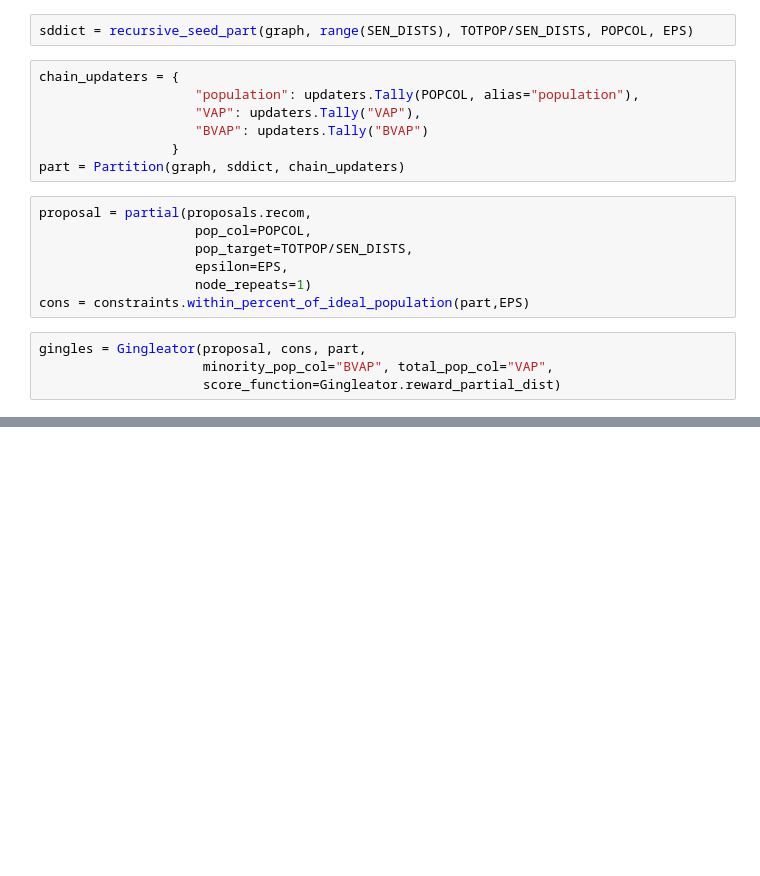
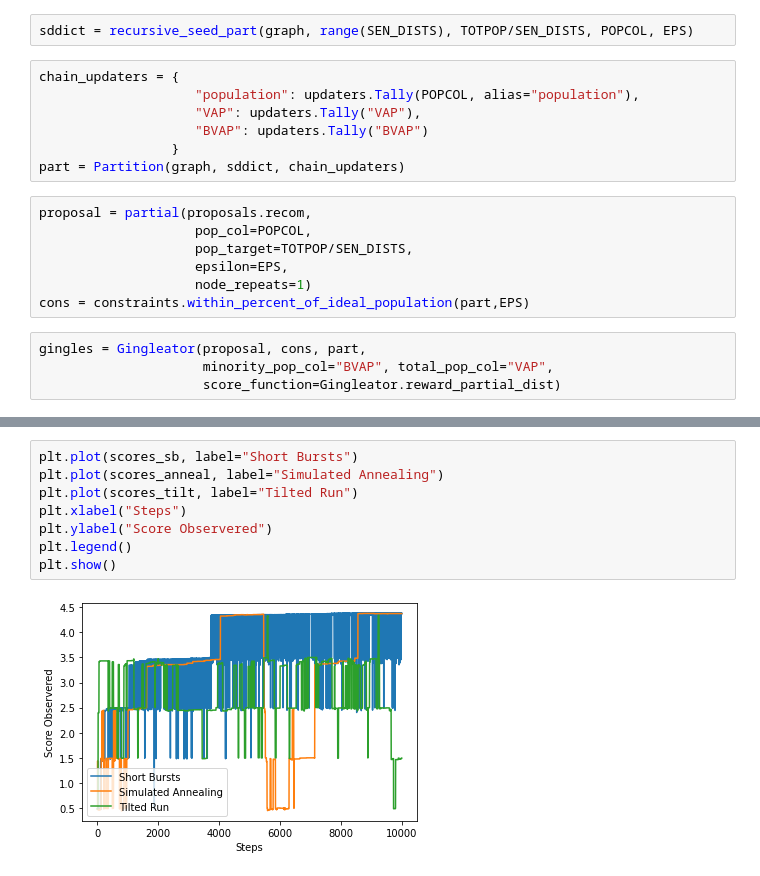
Before and after one commit to mggg/GerryChain, a Jupyter notebook: docs/notebooks/Optimization.ipynb, the cells around one changed output, grey strips where cells are left out. Saved outputs shown, nothing was run; the diff lists cells and outputs as text; blank space fills up the shorter version.

```diff
--- a/docs/notebooks/Optimization.ipynb
+++ b/docs/notebooks/Optimization.ipynb
@@ -70,0 +75,10 @@ plt.show()
+# %%
+plt.plot(scores_sb, label="Short Bursts")
+plt.plot(scores_anneal, label="Simulated Annealing")
+plt.plot(scores_tilt, label="Tilted Run")
+plt.xlabel("Steps")
+plt.ylabel("Score Observered")
+plt.legend()
+plt.show()
+# %% [output]
+[figure, added]
```
Also changed, not shown: parts of 6 cells of this notebook, 2 other files.
